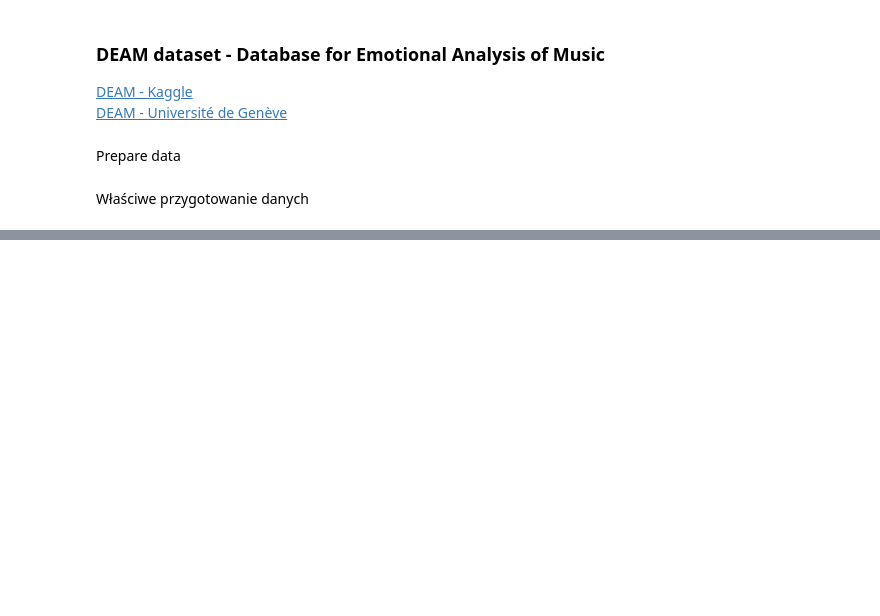
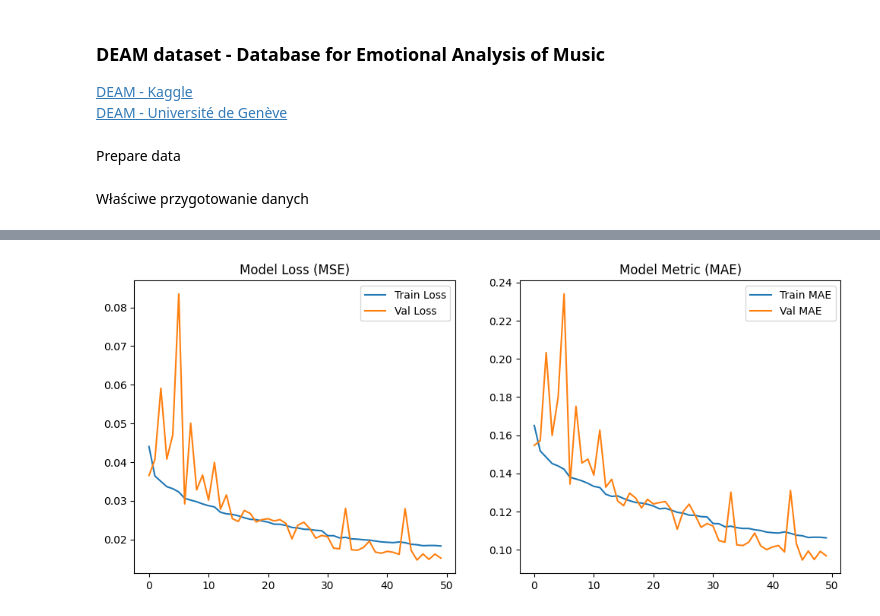
Before and after one commit to mist-ann/MER_project, a Jupyter notebook: notebooks/main.ipynb, the cells around one changed output, grey strips where cells are left out. Saved outputs shown, nothing was run; the diff lists cells and outputs as text; code cells hidden in the pictures; blank space fills up the shorter version.

Commit message:
Add some model visualisations given by a chat

```diff
--- a/notebooks/main.ipynb
+++ b/notebooks/main.ipynb
@@ -111,0 +212,2 @@ model_CNN.fit(
+# %%
+model123, history123 = load_model("models/MER_CNN_Simple/", history=True)
@@ -111,0 +216,24 @@ model_CNN.fit(
+# %%
+import matplotlib.pyplot as plt
+
+
+def plot_history(history):
+    fig, ax = plt.subplots(1, 2, figsize=(12, 5))
+
+    # Wykres straty (Loss - MSE)
+    ax[0].plot(history.history["loss"], label="Train Loss")
+    ax[0].plot(history.history["val_loss"], label="Val Loss")
+    ax[0].set_title("Model Loss (MSE)")
+    ax[0].legend()
+
+    # Wykres błędu (MAE)
+    ax[1].plot(history.history["mae"], label="Train MAE")
+    ax[1].plot(history.history["val_mae"], label="Val MAE")
+    ax[1].set_title("Model Metric (MAE)")
+    ax[1].legend()
+
+    plt.show()
+# %%
+plot_history(history123)
+# %% [output]
+[figure, added]
```
Also changed, not shown: parts of 13 cells of this notebook, 4 other files.
